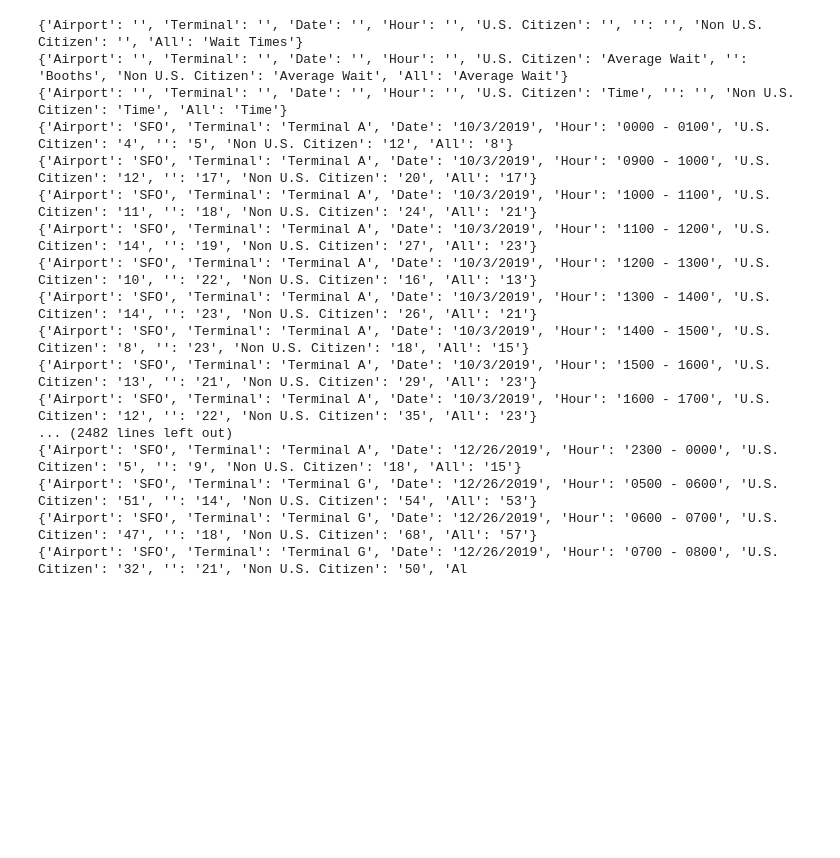
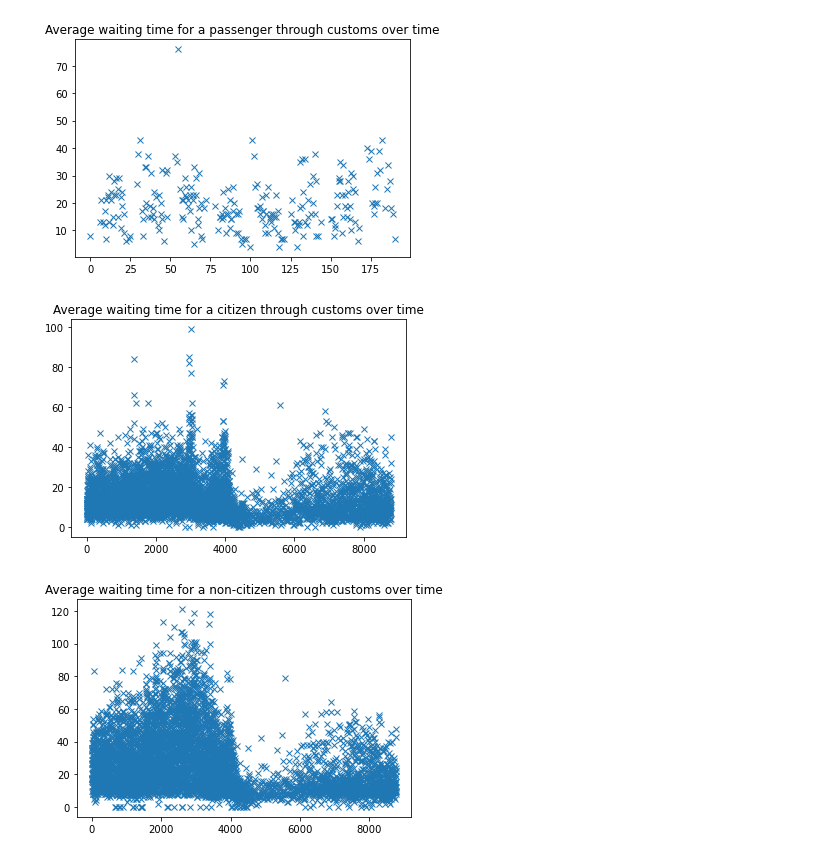
Before and after one commit to Noam-Elisha/IEOR174Project, a Jupyter notebook: IEOR174 Project.ipynb, the cells around one changed output. Drawn from its saved outputs; the diff is of its cells as text; code cells hidden in the pictures; blank space fills up the shorter version.

Commit message:
added graphs to notebook

```diff
--- a/IEOR174 Project.ipynb
+++ b/IEOR174 Project.ipynb
@@ -5,24 +7,0 @@ import csv
-# %%
-import csv
-with open('GeneralData.csv', newline='') as csvfile:
-    reader = csv.DictReader(csvfile)
-    for row in reader:
-        print(row)
-# %% [output]
-{'Airport': '', 'Terminal': '', 'Date': '', 'Hour': '', 'U.S. Citizen': '', '': '', 'Non U.S. Citizen': '', 'All': 'Wait Times'}
-{'Airport': '', 'Terminal': '', 'Date': '', 'Hour': '', 'U.S. Citizen': 'Average Wait', '': 'Booths', 'Non U.S. Citizen': 'Average Wait', 'All': 'Average Wait'}
-{'Airport': '', 'Terminal': '', 'Date': '', 'Hour': '', 'U.S. Citizen': 'Time', '': '', 'Non U.S. Citizen': 'Time', 'All': 'Time'}
-{'Airport': 'SFO', 'Terminal': 'Terminal A', 'Date': '10/3/2019', 'Hour': '0000 - 0100', 'U.S. Citizen': '4', '': '5', 'Non U.S. Citizen': '12', 'All': '8'}
-{'Airport': 'SFO', 'Terminal': 'Terminal A', 'Date': '10/3/2019', 'Hour': '0900 - 1000', 'U.S. Citizen': '12', '': '17', 'Non U.S. Citizen': '20', 'All': '17'}
-{'Airport': 'SFO', 'Terminal': 'Terminal A', 'Date': '10/3/2019', 'Hour': '1000 - 1100', 'U.S. Citizen': '11', '': '18', 'Non U.S. Citizen': '24', 'All': '21'}
-{'Airport': 'SFO', 'Terminal': 'Terminal A', 'Date': '10/3/2019', 'Hour': '1100 - 1200', 'U.S. Citizen': '14', '': '19', 'Non U.S. Citizen': '27', 'All': '23'}
-{'Airport': 'SFO', 'Terminal': 'Terminal A', 'Date': '10/3/2019', 'Hour': '1200 - 1300', 'U.S. Citizen': '10', '': '22', 'Non U.S. Citizen': '16', 'All': '13'}
-{'Airport': 'SFO', 'Terminal': 'Terminal A', 'Date': '10/3/2019', 'Hour': '1300 - 1400', 'U.S. Citizen': '14', '': '23', 'Non U.S. Citizen': '26', 'All': '21'}
-{'Airport': 'SFO', 'Terminal': 'Terminal A', 'Date': '10/3/2019', 'Hour': '1400 - 1500', 'U.S. Citizen': '8', '': '23', 'Non U.S. Citizen': '18', 'All': '15'}
-{'Airport': 'SFO', 'Terminal': 'Terminal A', 'Date': '10/3/2019', 'Hour': '1500 - 1600', 'U.S. Citizen': '13', '': '21', 'Non U.S. Citizen': '29', 'All': '23'}
-{'Airport': 'SFO', 'Terminal': 'Terminal A', 'Date': '10/3/2019', 'Hour': '1600 - 1700', 'U.S. Citizen': '12', '': '22', 'Non U.S. Citizen': '35', 'All': '23'}
-... (2482 lines left out)
-{'Airport': 'SFO', 'Terminal': 'Terminal A', 'Date': '12/26/2019', 'Hour': '2300 - 0000', 'U.S. Citizen': '5', '': '9', 'Non U.S. Citizen': '18', 'All': '15'}
-{'Airport': 'SFO', 'Terminal': 'Terminal G', 'Date': '12/26/2019', 'Hour': '0500 - 0600', 'U.S. Citizen': '51', '': '14', 'Non U.S. Citizen': '54', 'All': '53'}
-{'Airport': 'SFO', 'Terminal': 'Terminal G', 'Date': '12/26/2019', 'Hour': '0600 - 0700', 'U.S. Citizen': '47', '': '18', 'Non U.S. Citizen': '68', 'All': '57'}
-{'Airport': 'SFO', 'Terminal': 'Terminal G', 'Date': '12/26/2019', 'Hour': '0700 - 0800', 'U.S. Citizen': '32', '': '21', 'Non U.S. Citizen': '50', 'Al
@@ -28,0 +34,18 @@ with open('GeneralData.csv', newline='') as csvfile:
+# %%
+general_data = pd.read_csv('GeneralData1.csv')
+citizen_data = pd.read_csv('CitizenData1.csv')
+non_citizen_data = pd.read_csv('NonCitizenData1.csv')
+# %%
+plt.plot(general_data['time'], general_data['Average Wait Time'], 'x')
+plt.title("Average waiting time for a passenger through customs over time")
+plt.show()
+plt.plot(citizen_data['time'], citizen_data['Average Wait Time'], 'x')
+plt.title("Average waiting time for a citizen through customs over time")
+plt.show()
+plt.plot(non_citizen_data['time'], non_citizen_data['Average Wait Time'], 'x')
+plt.title("Average waiting time for a non-citizen through customs over time")
+plt.show()
+# %% [output]
+[figure, added]
+[figure, added]
+[figure, added]
```
Also changed, not shown: parts of 3 cells of this notebook, 7 other files.
